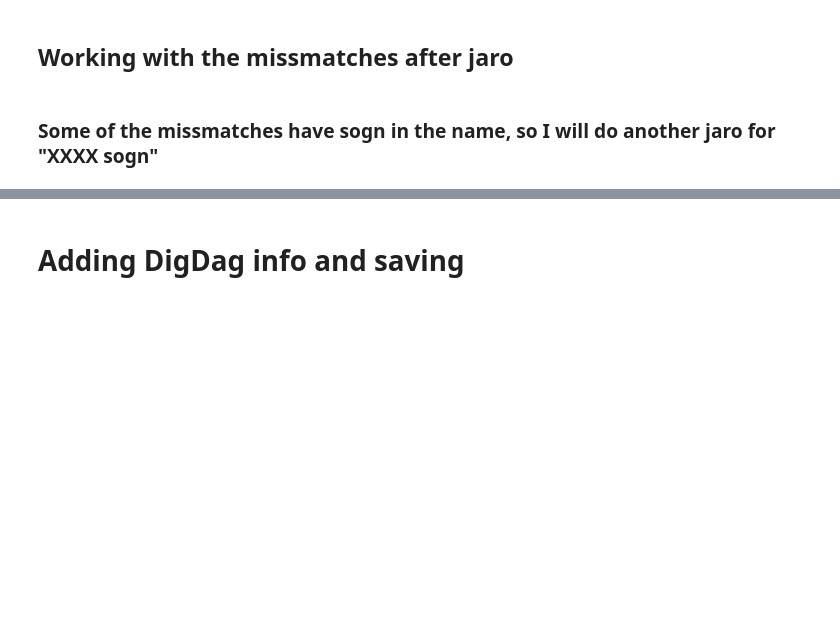
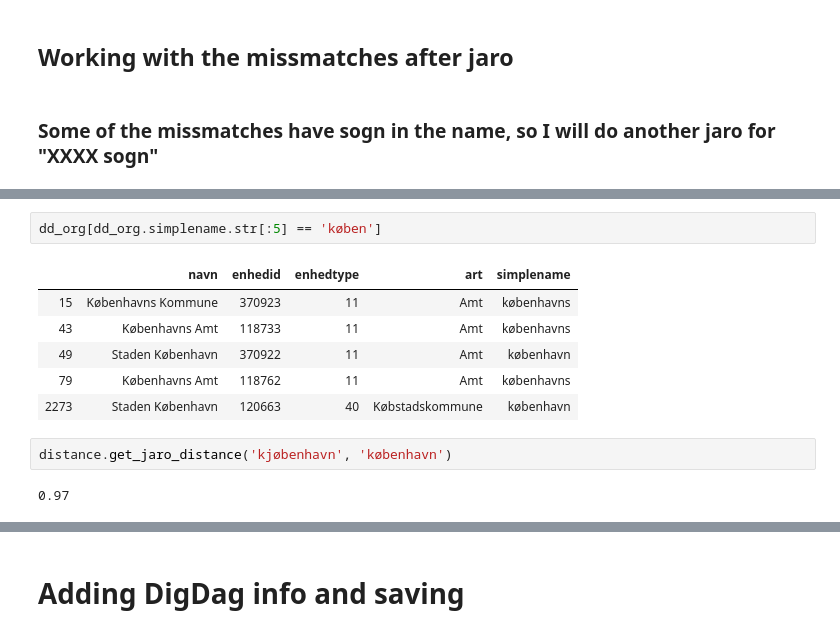
Before and after one commit to link-lives/city-standardization, a Jupyter notebook: birthplace_cleaning.ipynb, the cells around one changed output, grey strips where cells are left out. Cells and saved outputs as stored; diff of their text form; blank space fills up the shorter version.

```diff
--- a/birthplace_cleaning.ipynb
+++ b/birthplace_cleaning.ipynb
@@ -568,3 +598,16 @@ del s, agg_counts, diff_counts
+# %%
+dd_org[dd_org.simplename.str[:5] == 'køben']
+# %% [output]
+|  | navn | enhedid | enhedtype | art | simplename |
+| 15 | Københavns Kommune | 370923 | 11 | Amt | københavns |
+| 43 | Københavns Amt | 118733 | 11 | Amt | københavns |
+| 49 | Staden København | 370922 | 11 | Amt | københavn |
+| 79 | Københavns Amt | 118762 | 11 | Amt | københavns |
+| 2273 | Staden København | 120663 | 40 | Købstadskommune | københavn |
+# %%
+distance.get_jaro_distance('kjøbenhavn', 'københavn')
+# %% [output]
+0.97
 # %%
 print(miss.shape)
 miss.head(50)
```
Also changed, not shown: parts of 11 cells of this notebook.
